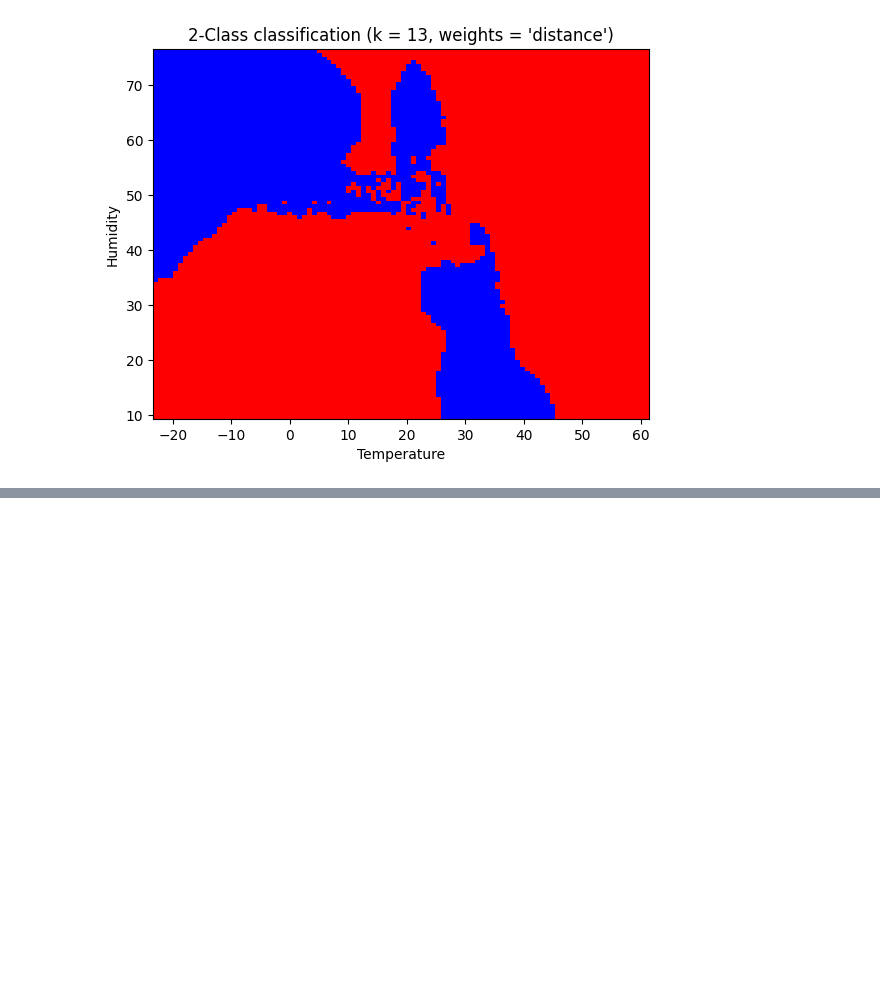
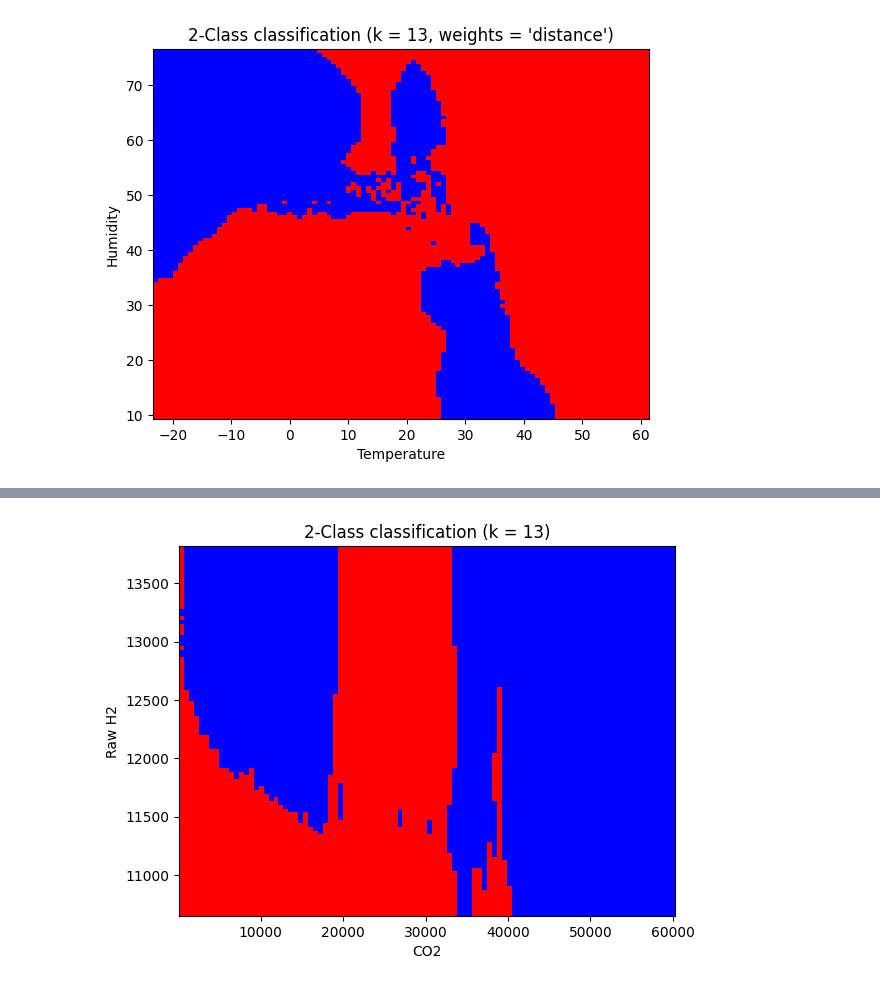
Before and after one commit to Mitchelle-Creado-15-06-1997/Smoke-Detection, a Jupyter notebook: v2/knn_final.ipynb, the cells around one changed output, grey strips where cells are left out. Drawn from its saved outputs; the diff is of its cells as text; code cells hidden in the pictures; blank space fills up the shorter version.

```diff
--- a/v2/knn_final.ipynb
+++ b/v2/knn_final.ipynb
@@ -419,0 +476,5 @@ plt.show()
+# %%
+#Co2 and rawH2
+showPlots([3,4])
+# %% [output]
+[figure, added]
```
Also changed, not shown: parts of 18 cells of this notebook.
